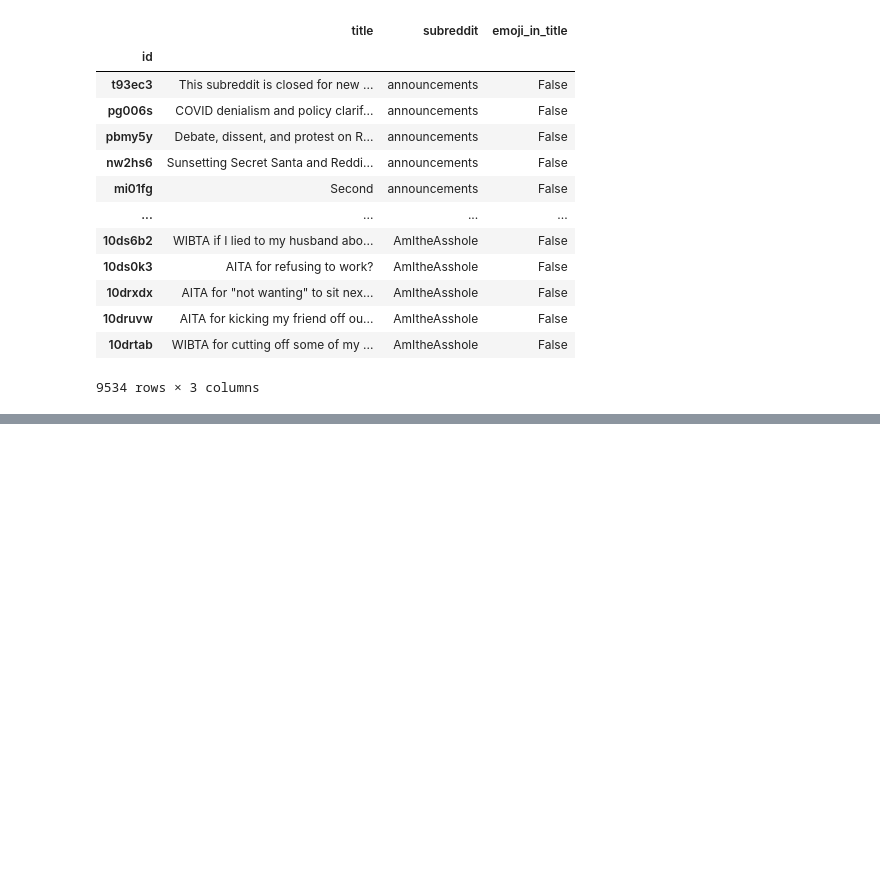
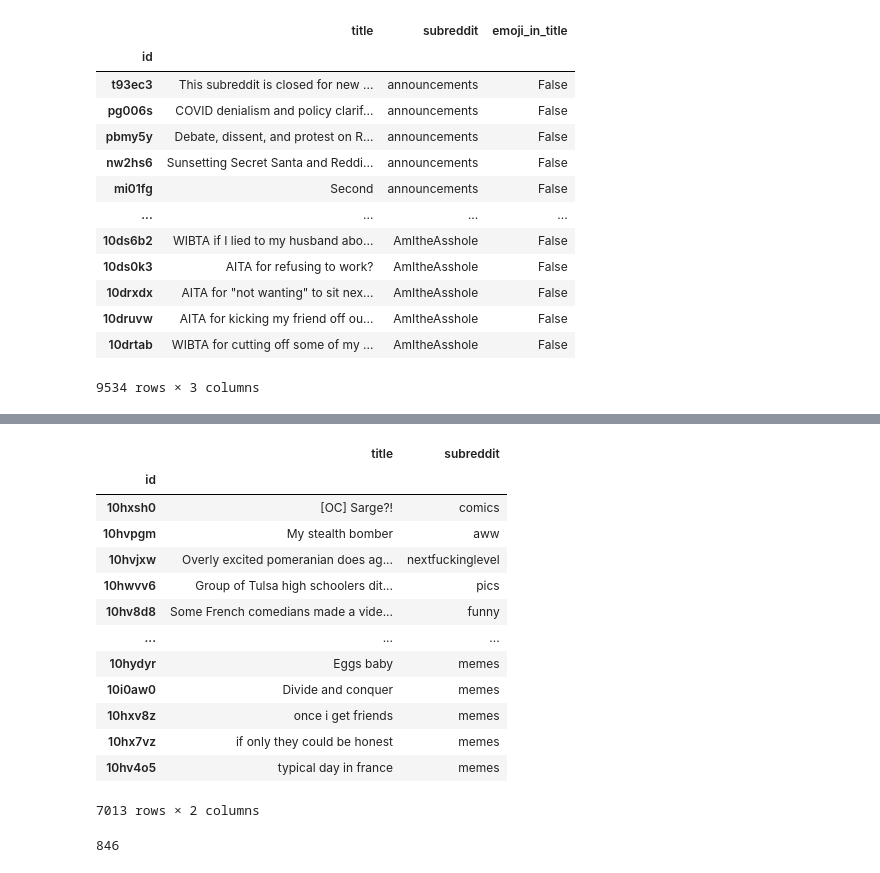
Before and after one commit to rainonej/Reddit-Projects, a Jupyter notebook: Subreddit Prediction Presentation.ipynb, the cells around one changed output, grey strips where cells are left out. Drawn from its saved outputs; the diff is of its cells as text; code cells hidden in the pictures; blank space fills up the shorter version.

```diff
--- a/Subreddit Prediction Presentation.ipynb
+++ b/Subreddit Prediction Presentation.ipynb
@@ -1079,0 +1203,36 @@ df_raw
+# %%
+# Create an empty list to store the posts
+posts_new = []
+
+# Iterate through the subreddits and get the last 1000 posts from each
+for sub in ['all']:
+    subreddit_posts = reddit.subreddit(sub).hot(limit=10000)
+    for post in subreddit_posts:
+        posts_new.append(post)
+
+# Create a list of dictionaries containing the data for each post
+data_new = [{'id': post.id, 'title': post.title, 'subreddit': post.subreddit.display_name} for post in posts_new]
+
+# Create a Pandas dataframe from the list of dictionaries
+df_raw_new = pd.DataFrame(data_new)
+df_raw_new = df_raw_new.set_index('id')
+df_raw_new
+# %% [output]
+|  | title | subreddit |
+| id |  |  |
+| 10hxsh0 | [OC] Sarge?! | comics |
+| 10hvpgm | My stealth bomber | aww |
+| 10hvjxw | Overly excited pomeranian does ag... | nextfuckinglevel |
+| 10hwvv6 | Group of Tulsa high schoolers dit... | pics |
+| 10hv8d8 | Some French comedians made a vide... | funny |
+| ... | ... | ... |
+| 10hydyr | Eggs baby | memes |
+| 10i0aw0 | Divide and conquer | memes |
+| 10hxv8z | once i get friends | memes |
+| 10hx7vz | if only they could be honest | memes |
+| 10hv4o5 | typical day in france | memes |
+7013 rows × 2 columns
+# %%
+len(data_new)
+# %% [output]
+846
```
Also changed, not shown: parts of 7 cells of this notebook.
